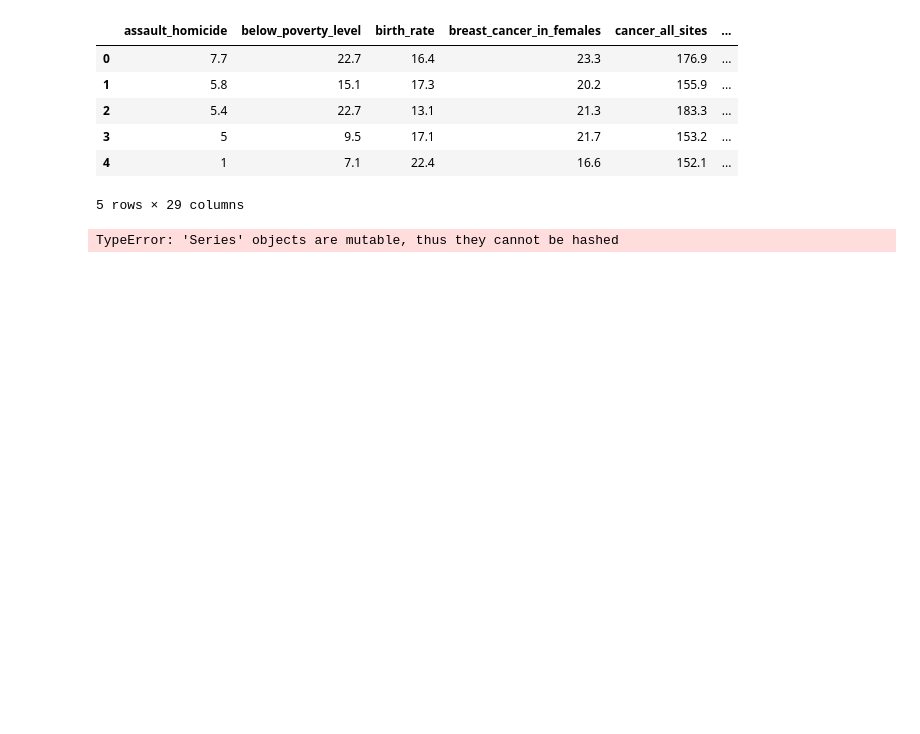
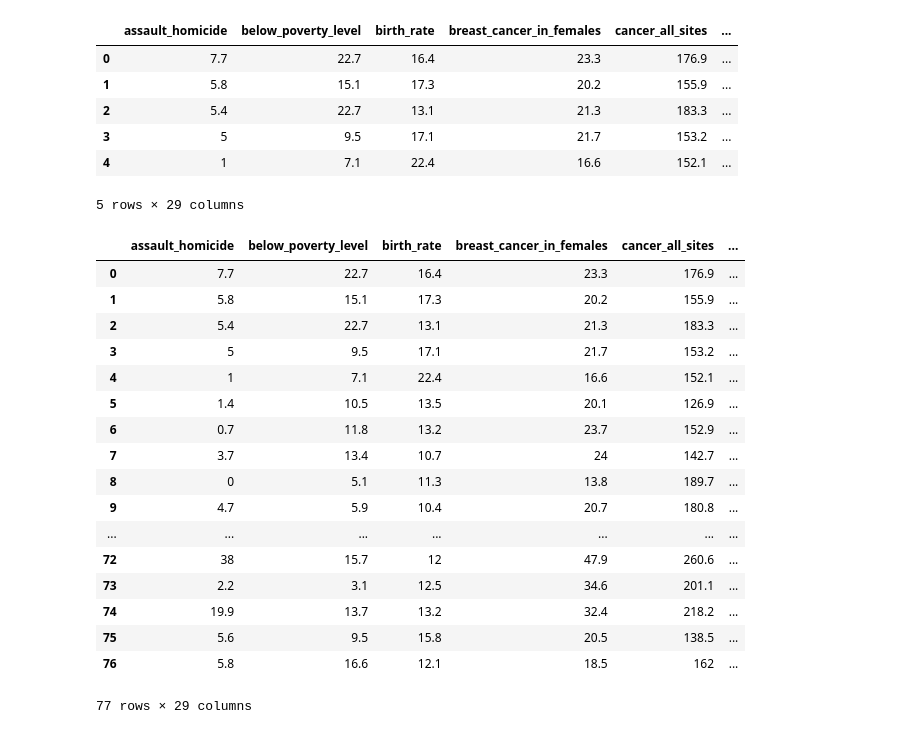
Before and after one commit to oimartin/Chicago_Energy, a Jupyter notebook: Data_Health_Statistics_Data_Start.ipynb, the cells around one changed output. Cells and saved outputs as stored; diff of their text form; code cells hidden in the pictures; blank space fills up the shorter version.

```diff
--- a/Data_Health_Statistics_Data_Start.ipynb
+++ b/Data_Health_Statistics_Data_Start.ipynb
@@ -46,13 +46,28 @@ income_sum_df.head()
 5 rows × 29 columns
 # %%
 # Rename columns that we will use later for income levels
-income_sum_df['Community Area'] = income_sum_df['community_area']
-income_sum_df['Community Area Name'] = income_sum_df['community_area_name']
-income_sum_df['Per Capita Income'] = income_sum_df['per_capita_income']
+income_sum_df.rename(columns={'community_area': 'Community Area',
+                              'community_area_name': 'Community Area Name',
+                              'per_capita_income': 'Per Capita Income'}, inplace=True)
 
-# Create new data frame for relevant columns
-communities_incomes_df = [income_sum_df['Community Area'],
-                           income_sum_df['Community Area Name'],
-                           income_sum_df['Per Capita Income']}
+# Check renamed income_sum_df
+income_sum_df
 # %% [output]
+|  | assault_homicide | below_poverty_level | birth_rate | breast_cancer_in_females | cancer_all_sites | ... |
+| 0 | 7.7 | 22.7 | 16.4 | 23.3 | 176.9 | ... |
+| 1 | 5.8 | 15.1 | 17.3 | 20.2 | 155.9 | ... |
+| 2 | 5.4 | 22.7 | 13.1 | 21.3 | 183.3 | ... |
+| 3 | 5 | 9.5 | 17.1 | 21.7 | 153.2 | ... |
+| 4 | 1 | 7.1 | 22.4 | 16.6 | 152.1 | ... |
+| 5 | 1.4 | 10.5 | 13.5 | 20.1 | 126.9 | ... |
+| 6 | 0.7 | 11.8 | 13.2 | 23.7 | 152.9 | ... |
+| 7 | 3.7 | 13.4 | 10.7 | 24 | 142.7 | ... |
+| 8 | 0 | 5.1 | 11.3 | 13.8 | 189.7 | ... |
+| 9 | 4.7 | 5.9 | 10.4 | 20.7 | 180.8 | ... |
+| ... | ... | ... | ... | ... | ... | ... |
+| 72 | 38 | 15.7 | 12 | 47.9 | 260.6 | ... |
+| 73 | 2.2 | 3.1 | 12.5 | 34.6 | 201.1 | ... |
+| 74 | 19.9 | 13.7 | 13.2 | 32.4 | 218.2 | ... |
+| 75 | 5.6 | 9.5 | 15.8 | 20.5 | 138.5 | ... |
+| 76 | 5.8 | 16.6 | 12.1 | 18.5 | 162 | ... |
-TypeError: 'Series' objects are mutable, thus they cannot be hashed
+77 rows × 29 columns
```
Also changed, not shown: parts of 3 cells of this notebook, 1 other file.
